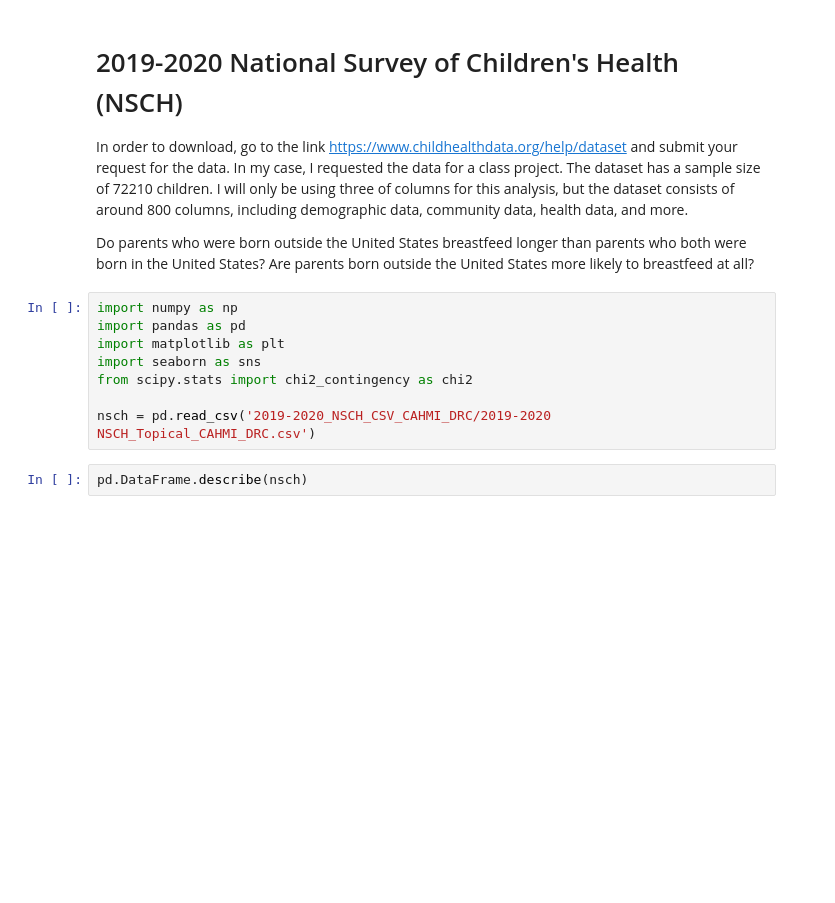
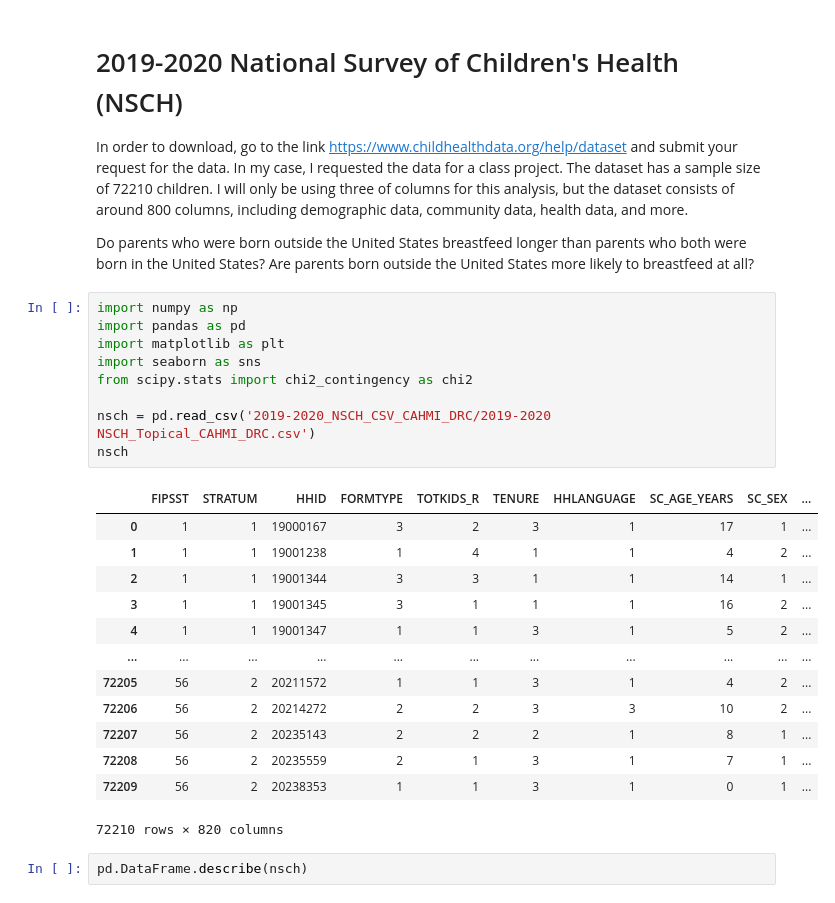
Before and after one commit to ejdiener/cs103a-cpa01, a Jupyter notebook: cpa01.ipynb, the cells around one changed output. Saved outputs shown, nothing was run; the diff lists cells and outputs as text; blank space fills up the shorter version.

```diff
--- a/cpa01.ipynb
+++ b/cpa01.ipynb
@@ -9,11 +9,26 @@ Do parents who were born outside the United States breastfeed longer than parent
 # %%
 import numpy as np
 import pandas as pd
 import matplotlib as plt
 import seaborn as sns
 from scipy.stats import chi2_contingency as chi2
 
 nsch = pd.read_csv('2019-2020_NSCH_CSV_CAHMI_DRC/2019-2020 NSCH_Topical_CAHMI_DRC.csv')
+nsch
+# %% [output]
+|  | FIPSST | STRATUM | HHID | FORMTYPE | TOTKIDS_R | TENURE | HHLANGUAGE | SC_AGE_YEARS | SC_SEX | ... |
+| 0 | 1 | 1 | 19000167 | 3 | 2 | 3 | 1 | 17 | 1 | ... |
+| 1 | 1 | 1 | 19001238 | 1 | 4 | 1 | 1 | 4 | 2 | ... |
+| 2 | 1 | 1 | 19001344 | 3 | 3 | 1 | 1 | 14 | 1 | ... |
+| 3 | 1 | 1 | 19001345 | 3 | 1 | 1 | 1 | 16 | 2 | ... |
+| 4 | 1 | 1 | 19001347 | 1 | 1 | 3 | 1 | 5 | 2 | ... |
+| ... | ... | ... | ... | ... | ... | ... | ... | ... | ... | ... |
+| 72205 | 56 | 2 | 20211572 | 1 | 1 | 3 | 1 | 4 | 2 | ... |
+| 72206 | 56 | 2 | 20214272 | 2 | 2 | 3 | 3 | 10 | 2 | ... |
+| 72207 | 56 | 2 | 20235143 | 2 | 2 | 2 | 1 | 8 | 1 | ... |
+| 72208 | 56 | 2 | 20235559 | 2 | 1 | 3 | 1 | 7 | 1 | ... |
+| 72209 | 56 | 2 | 20238353 | 1 | 1 | 3 | 1 | 0 | 1 | ... |
+72210 rows × 820 columns
 # %%
 pd.DataFrame.describe(nsch)
 # %% [output]
```
Also changed, not shown: parts of 8 cells of this notebook.
